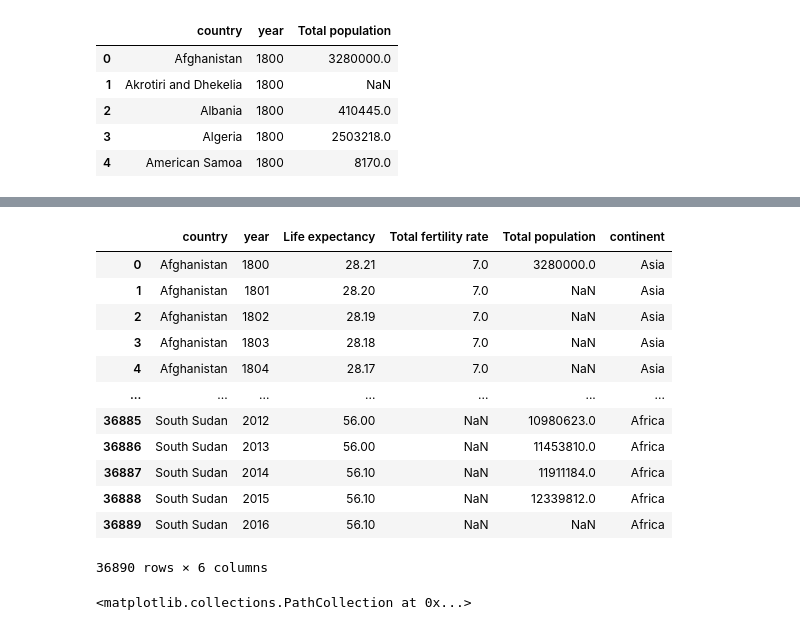
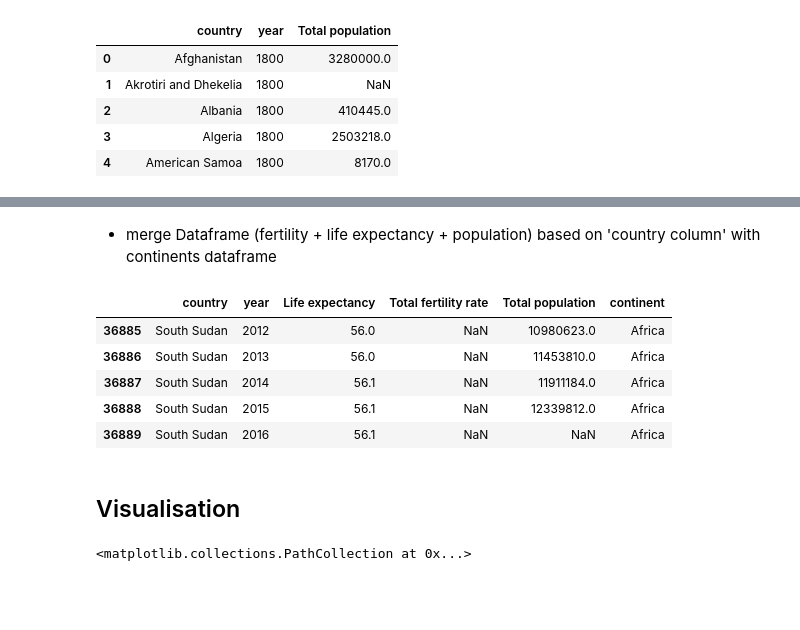
Before and after one commit to mfriebel/DS_projects, a Jupyter notebook: week01/project_wk1.ipynb, the cells around one changed output, grey strips where cells are left out. Saved outputs shown, nothing was run; the diff lists cells and outputs as text; code cells hidden in the pictures; blank space fills up the shorter version.

```diff
--- a/week01/project_wk1.ipynb
+++ b/week01/project_wk1.ipynb
@@ -210,19 +189,16 @@ life_fert_pop
+# %% [markdown]
+- merge Dataframe (fertility + life expectancy + population) based on 'country column' with continents dataframe
 # %%
 life_fert_pop_conti = life_fert_pop.merge(continents, how='inner', on='country')
 # %%
-life_fert_pop_conti
+life_fert_pop_conti.tail()
 # %% [output]
 |  | country | year | Life expectancy | Total fertility rate | Total population | continent |
-| 0 | Afghanistan | 1800 | 28.21 | 7.0 | 3280000.0 | Asia |
-| 1 | Afghanistan | 1801 | 28.20 | 7.0 | NaN | Asia |
-| 2 | Afghanistan | 1802 | 28.19 | 7.0 | NaN | Asia |
-| 3 | Afghanistan | 1803 | 28.18 | 7.0 | NaN | Asia |
-| 4 | Afghanistan | 1804 | 28.17 | 7.0 | NaN | Asia |
-| ... | ... | ... | ... | ... | ... | ... |
-| 36885 | South Sudan | 2012 | 56.00 | NaN | 10980623.0 | Africa |
-| 36886 | South Sudan | 2013 | 56.00 | NaN | 11453810.0 | Africa |
-| 36887 | South Sudan | 2014 | 56.10 | NaN | 11911184.0 | Africa |
-| 36888 | South Sudan | 2015 | 56.10 | NaN | 12339812.0 | Africa |
-| 36889 | South Sudan | 2016 | 56.10 | NaN | NaN | Africa |
+| 36885 | South Sudan | 2012 | 56.0 | NaN | 10980623.0 | Africa |
+| 36886 | South Sudan | 2013 | 56.0 | NaN | 11453810.0 | Africa |
+| 36887 | South Sudan | 2014 | 56.1 | NaN | 11911184.0 | Africa |
+| 36888 | South Sudan | 2015 | 56.1 | NaN | 12339812.0 | Africa |
+| 36889 | South Sudan | 2016 | 56.1 | NaN | NaN | Africa |
-36890 rows × 6 columns
+# %% [markdown]
+## Visualisation
 # %%
```
Also changed, not shown: parts of 17 cells of this notebook.
